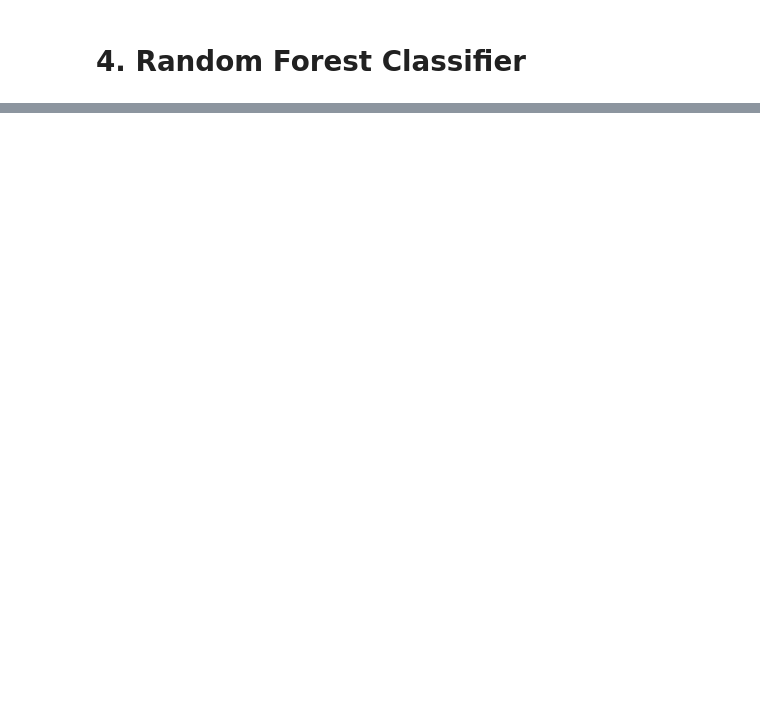
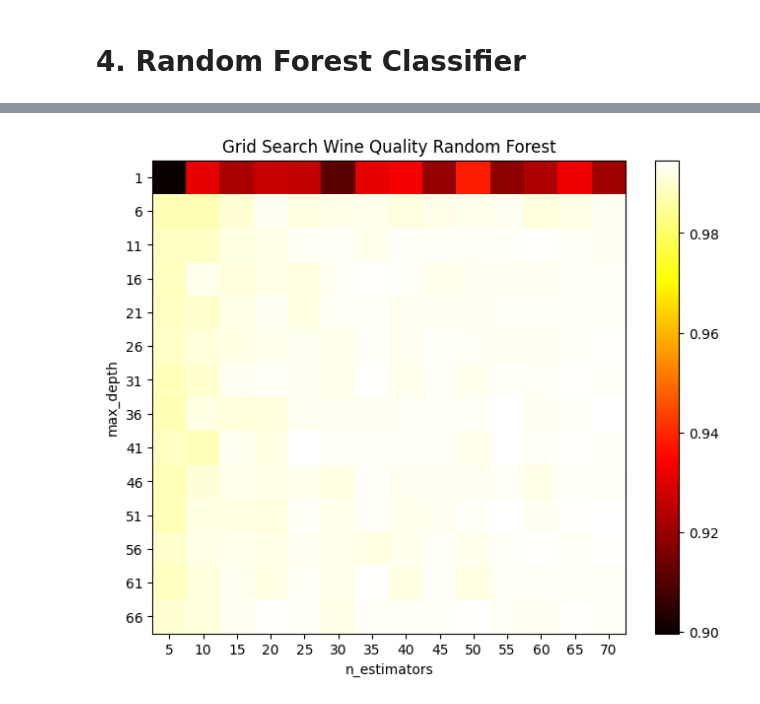
Before and after one commit to niiquaye/ECE457B, a Jupyter notebook: W25-asg1/assignment.ipynb, the cells around one changed output, grey strips where cells are left out. Saved outputs shown, nothing was run; the diff lists cells and outputs as text; code cells hidden in the pictures; blank space fills up the shorter version.

```diff
--- a/W25-asg1/assignment.ipynb
+++ b/W25-asg1/assignment.ipynb
@@ -458,3 +448,8 @@ random_forest_classification_parameters = {'criterion': ['gini', 'entropy', 'log
+# %%
+random_forest_classification_parameters = {
+                                  'max_depth': np.arange(start=1, step=5, stop=71),
+                                  'n_estimators': np.arange(start=5, stop=75, step=5)
+                                  }
 # %%
 abalone_random_forest = RandomForestClassifier()
 abalone_random_forsest_gscv = GridSearchCV(abalone_random_forest, random_forest_classification_parameters, cv=5, scoring='accuracy')
@@ -490,0 +490,4 @@ abalone_random_forsest_gscv.best_params_
+# %%
+wq_random_forest = RandomForestClassifier()
+wq_random_forsest_gscv = GridSearchCV(wq_random_forest, random_forest_classification_parameters, cv=5, scoring='accuracy')
+wq_random_forsest_gscv.fit(X_wine_quality, y_wine_qualtiy)
@@ -490,0 +529,17 @@ abalone_random_forsest_gscv.best_params_
+# %%
+
+
+scores = wq_random_forsest_gscv.cv_results_['mean_test_score'].reshape(len(random_forest_classification_parameters['n_estimators']),len(random_forest_classification_parameters['max_depth']))
+
+plt.figure(figsize=(8, 6))
+plt.subplots_adjust(left=.2, right=0.95, bottom=0.15, top=0.95)
+plt.imshow(scores, interpolation='nearest', cmap=plt.cm.hot)
+plt.xlabel('n_estimators')
+plt.ylabel('max_depth')
+plt.colorbar()
+plt.xticks(np.arange(len(random_forest_classification_parameters['n_estimators'])), random_forest_classification_parameters['n_estimators'])
+plt.yticks(np.arange(len(random_forest_classification_parameters['max_depth'])), random_forest_classification_parameters['max_depth'])
+plt.title('Grid Search Wine Quality Random Forest')
+plt.show()
+# %% [output]
+[figure, added]
```
Also changed, not shown: parts of 24 cells of this notebook, 4 other files.
